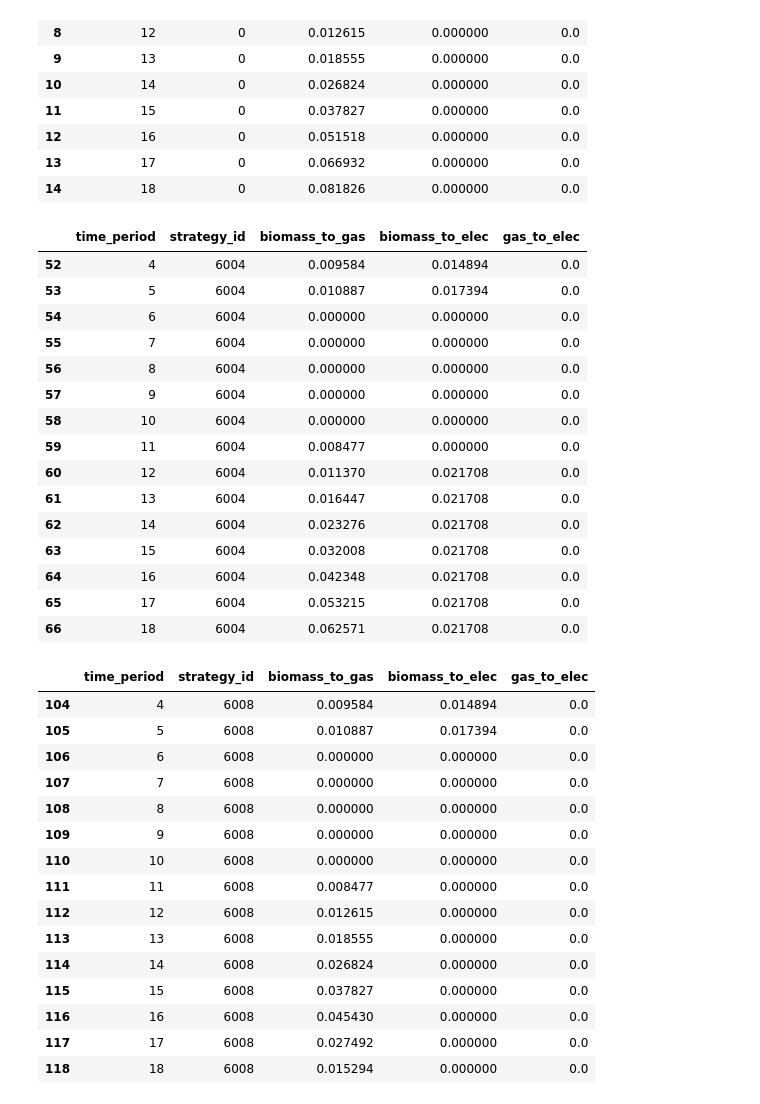
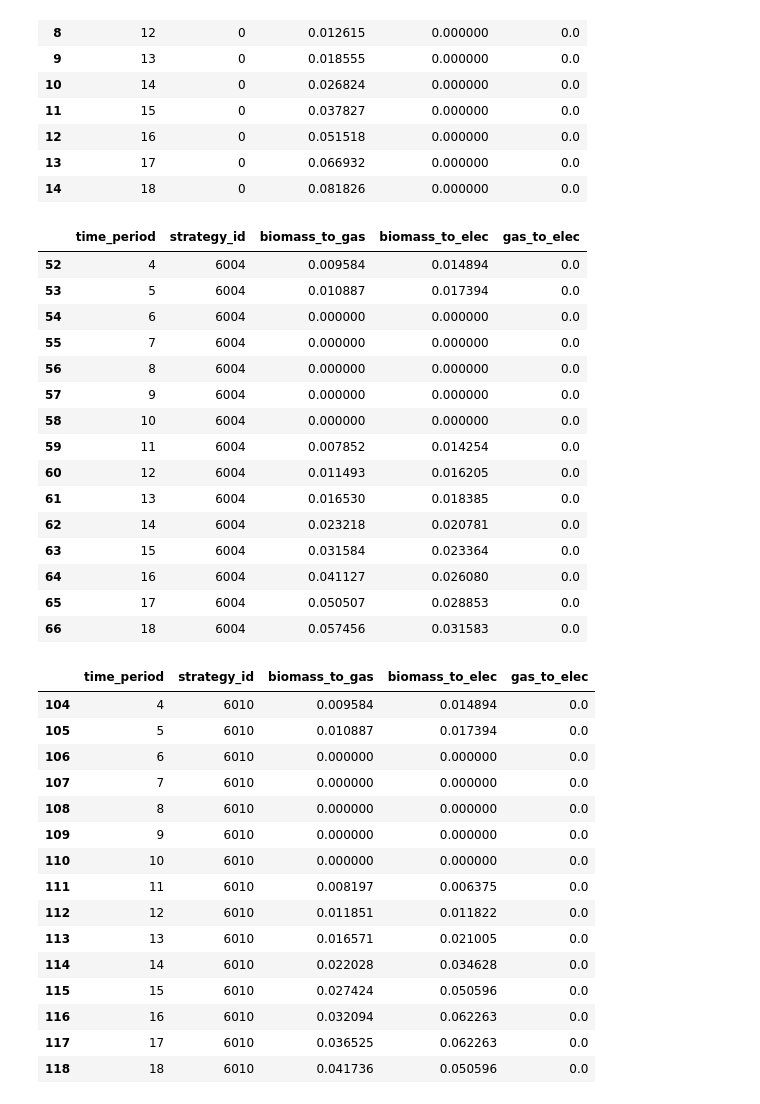
Before and after one commit to sisepuede-framework/ssp_uganda_data, a Jupyter notebook: ssp_modeling/cost-benefits/air_pollution/CBA_air_pollution_v2.ipynb, the cells around one changed output. Saved outputs shown, nothing was run; the diff lists cells and outputs as text; code cells hidden in the pictures.

```diff
--- a/ssp_modeling/cost-benefits/air_pollution/CBA_air_pollution_v2.ipynb
+++ b/ssp_modeling/cost-benefits/air_pollution/CBA_air_pollution_v2.ipynb
@@ -8,13 +8,13 @@ import numpy as np
 # %%
 # Define paths
 SSP_PATH = pathlib.Path(os.getcwd()).parent.parent.as_posix()
-SSP_RUN  = os.path.join(SSP_PATH, "ssp_run_output/sisepuede_run_2025-10-29T19;49;25.722413")
+SSP_RUN  = os.path.join(SSP_PATH, "ssp_run_output/sisepuede_summary_results_run_sisepuede_run_2026-04-01T14;29;26.355576/nwr")
 
 
-CB_DEFAULT_DEFINITION_PATH = os.path.join(SSP_PATH,"cb/cb_cost_factors")
+CB_DEFAULT_DEFINITION_PATH = os.path.join(SSP_PATH,"cost-benefits/cb_cost_factors")
 CB_DEFAULT_DEFINITION_FILE_PATH = os.path.join(CB_DEFAULT_DEFINITION_PATH, "cb_config_params.xlsx")
 
-CB_OUTPUT = os.path.join(SSP_PATH,"cb/cb_results")
+CB_OUTPUT = os.path.join(SSP_PATH,"Tableau/data")
 # %%
 # Load data
 ssp_data = pd.read_csv(os.path.join(SSP_RUN, "uganda.csv"))
@@ -395,31 +401,31 @@ df_ssp[df_ssp.strategy_id == 6004][['time_period','strategy_id','biomass_to_gas'
 | 56 | 8 | 6004 | 0.000000 | 0.000000 | 0.0 |
 | 57 | 9 | 6004 | 0.000000 | 0.000000 | 0.0 |
 | 58 | 10 | 6004 | 0.000000 | 0.000000 | 0.0 |
-| 59 | 11 | 6004 | 0.008477 | 0.000000 | 0.0 |
-| 60 | 12 | 6004 | 0.011370 | 0.021708 | 0.0 |
-| 61 | 13 | 6004 | 0.016447 | 0.021708 | 0.0 |
-| 62 | 14 | 6004 | 0.023276 | 0.021708 | 0.0 |
-| 63 | 15 | 6004 | 0.032008 | 0.021708 | 0.0 |
-| 64 | 16 | 6004 | 0.042348 | 0.021708 | 0.0 |
-| 65 | 17 | 6004 | 0.053215 | 0.021708 | 0.0 |
-| 66 | 18 | 6004 | 0.062571 | 0.021708 | 0.0 |
+| 59 | 11 | 6004 | 0.007852 | 0.014254 | 0.0 |
+| 60 | 12 | 6004 | 0.011493 | 0.016205 | 0.0 |
+| 61 | 13 | 6004 | 0.016530 | 0.018385 | 0.0 |
+| 62 | 14 | 6004 | 0.023218 | 0.020781 | 0.0 |
+| 63 | 15 | 6004 | 0.031584 | 0.023364 | 0.0 |
+| 64 | 16 | 6004 | 0.041127 | 0.026080 | 0.0 |
+| 65 | 17 | 6004 | 0.050507 | 0.028853 | 0.0 |
+| 66 | 18 | 6004 | 0.057456 | 0.031583 | 0.0 |
 # %%
-df_ssp[df_ssp.strategy_id == 6008][['time_period','strategy_id','biomass_to_gas','biomass_to_elec','gas_to_elec']].head(15)
+df_ssp[df_ssp.strategy_id == 6010][['time_period','strategy_id','biomass_to_gas','biomass_to_elec','gas_to_elec']].head(15)
 # %% [output]
 |  | time_period | strategy_id | biomass_to_gas | biomass_to_elec | gas_to_elec |
-| 104 | 4 | 6008 | 0.009584 | 0.014894 | 0.0 |
-| 105 | 5 | 6008 | 0.010887 | 0.017394 | 0.0 |
-| 106 | 6 | 6008 | 0.000000 | 0.000000 | 0.0 |
-| 107 | 7 | 6008 | 0.000000 | 0.000000 | 0.0 |
-| 108 | 8 | 6008 | 0.000000 | 0.000000 | 0.0 |
-| 109 | 9 | 6008 | 0.000000 | 0.000000 | 0.0 |
-| 110 | 10 | 6008 | 0.000000 | 0.000000 | 0.0 |
-| 111 | 11 | 6008 | 0.008477 | 0.000000 | 0.0 |
-| 112 | 12 | 6008 | 0.012615 | 0.000000 | 0.0 |
-| 113 | 13 | 6008 | 0.018555 | 0.000000 | 0.0 |
-| 114 | 14 | 6008 | 0.026824 | 0.000000 | 0.0 |
-| 115 | 15 | 6008 | 0.037827 | 0.000000 | 0.0 |
-| 116 | 16 | 6008 | 0.045430 | 0.000000 | 0.0 |
-| 117 | 17 | 6008 | 0.027492 | 0.000000 | 0.0 |
-| 118 | 18 | 6008 | 0.015294 | 0.000000 | 0.0 |
+| 104 | 4 | 6010 | 0.009584 | 0.014894 | 0.0 |
+| 105 | 5 | 6010 | 0.010887 | 0.017394 | 0.0 |
+| 106 | 6 | 6010 | 0.000000 | 0.000000 | 0.0 |
+| 107 | 7 | 6010 | 0.000000 | 0.000000 | 0.0 |
+| 108 | 8 | 6010 | 0.000000 | 0.000000 | 0.0 |
+| 109 | 9 | 6010 | 0.000000 | 0.000000 | 0.0 |
+| 110 | 10 | 6010 | 0.000000 | 0.000000 | 0.0 |
+| 111 | 11 | 6010 | 0.008197 | 0.006375 | 0.0 |
+| 112 | 12 | 6010 | 0.011851 | 0.011822 | 0.0 |
+| 113 | 13 | 6010 | 0.016571 | 0.021005 | 0.0 |
+| 114 | 14 | 6010 | 0.022028 | 0.034628 | 0.0 |
+| 115 | 15 | 6010 | 0.027424 | 0.050596 | 0.0 |
+| 116 | 16 | 6010 | 0.032094 | 0.062263 | 0.0 |
+| 117 | 17 | 6010 | 0.036525 | 0.062263 | 0.0 |
+| 118 | 18 | 6010 | 0.041736 | 0.050596 | 0.0 |
 # %%
```
Also changed, not shown: parts of 24 cells of this notebook, 28 other files.
